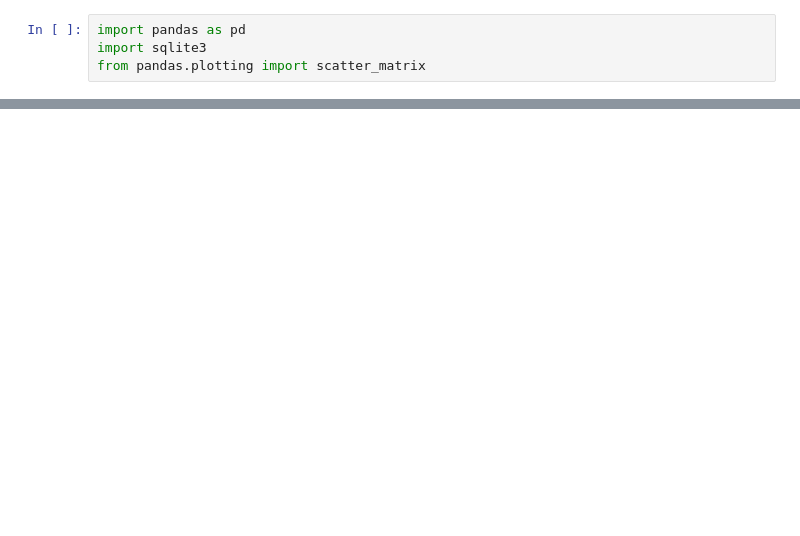
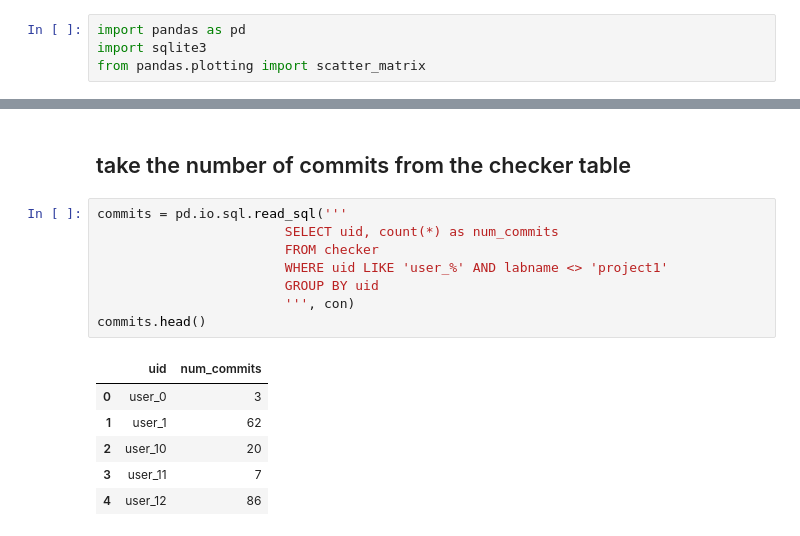
Before and after one commit to djoye21school/Piscine_DS, a Jupyter notebook: day07/ex06/06_scatter_matrix.ipynb, the cells around one changed output, grey strips where cells are left out. Cells and saved outputs as stored; diff of their text form; blank space fills up the shorter version.

```diff
--- a/day07/ex06/06_scatter_matrix.ipynb
+++ b/day07/ex06/06_scatter_matrix.ipynb
@@ -121,0 +24,17 @@ few – with a large average difference
+# %% [markdown]
+## take the number of commits from the checker table
+# %%
+commits = pd.io.sql.read_sql('''
+                        SELECT uid, count(*) as num_commits
+                        FROM checker
+                        WHERE uid LIKE 'user_%' AND labname <> 'project1'
+                        GROUP BY uid
+                        ''', con)
+commits.head()
+# %% [output]
+|  | uid | num_commits |
+| 0 | user_0 | 3 |
+| 1 | user_1 | 62 |
+| 2 | user_10 | 20 |
+| 3 | user_11 | 7 |
+| 4 | user_12 | 86 |
```
Also changed, not shown: parts of 34 cells of this notebook, 11 other files.
